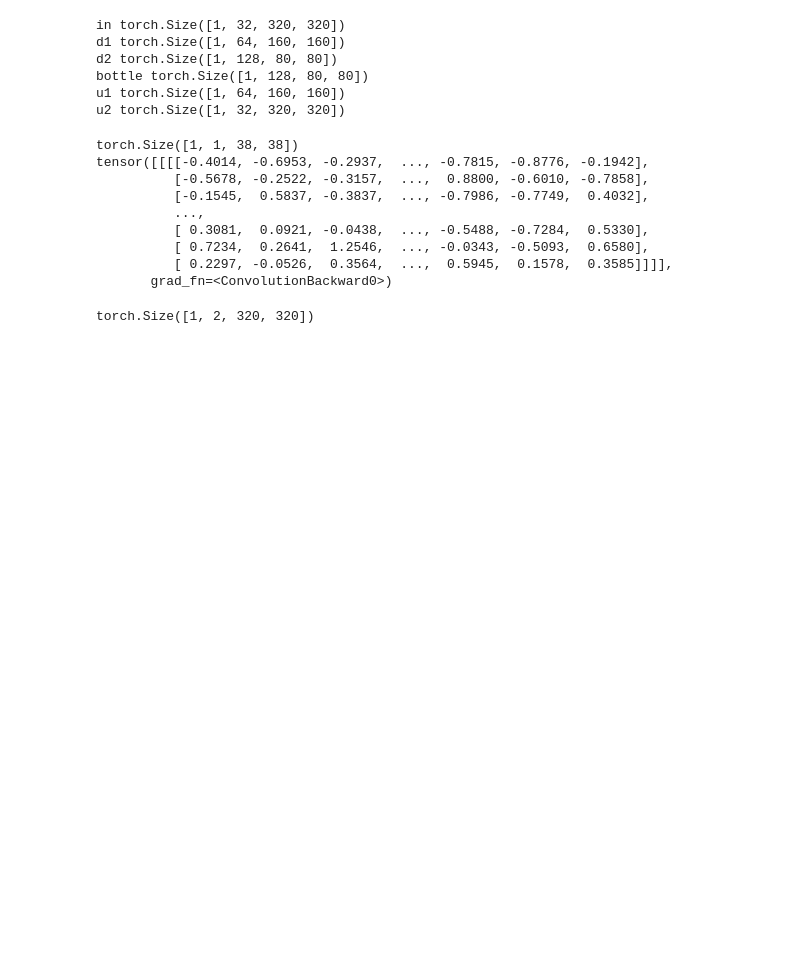
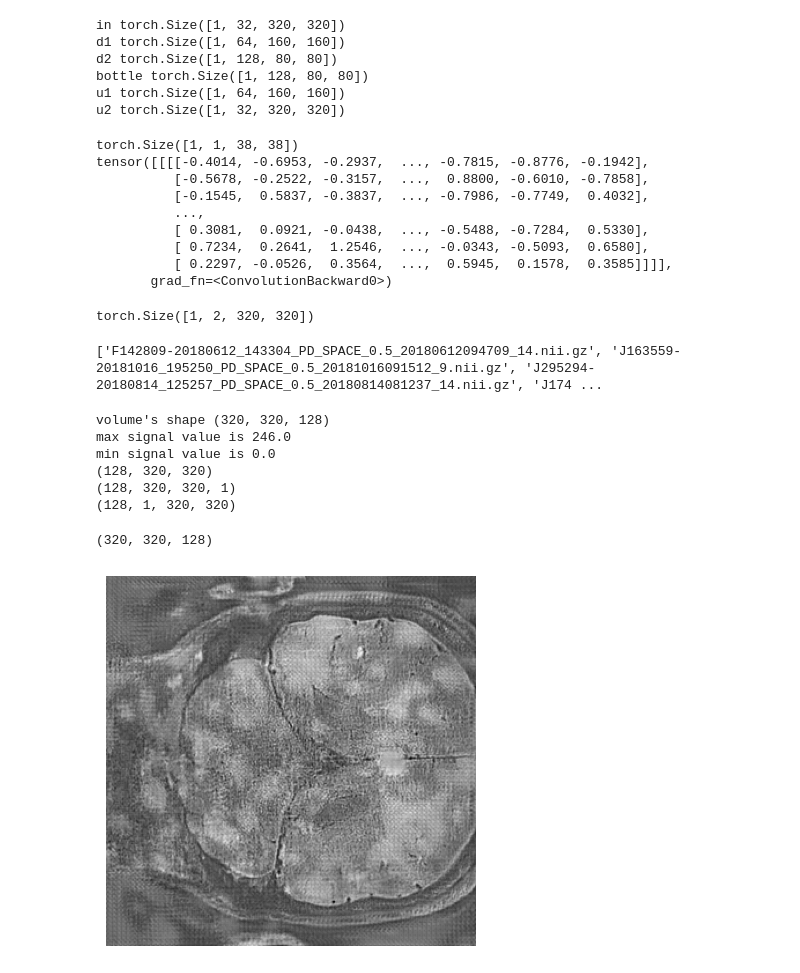
Before and after one commit to mlliu/Super-resolution-Reconstruction, a Jupyter notebook: pix2pix/check_cgan.ipynb, the cells around one changed output. Drawn from its saved outputs; the diff is of its cells as text; code cells hidden in the pictures; blank space fills up the shorter version.

Commit message:
modify the test.py for pix2pix

```diff
--- a/pix2pix/check_cgan.ipynb
+++ b/pix2pix/check_cgan.ipynb
@@ -166,0 +179,5 @@ torch.Size([1, 2, 320, 320])
+# %%
+device = torch.device("cuda:0" if False else "cpu")
+model_path = "checkpoint/netG_model_epoch_{}.pth".format("106")
+
+net_g = torch.load(model_path,map_location=torch.device('cpu')).to("cpu")
@@ -166,0 +189,37 @@ torch.Size([1, 2, 320, 320])
+# %%
+script_path =os.getcwd()
+image_dir = os.path.join(script_path, "../../ARIC/pd_wip/pd_nifti_final/pd_test")
+
+image_filenames = [x for x in os.listdir(image_dir) if x.endswith('.gz')]
+print(image_filenames)
+# %% [output]
+['F142809-20180612_143304_PD_SPACE_0.5_20180612094709_14.nii.gz', 'J163559-20181016_195250_PD_SPACE_0.5_20181016091512_9.nii.gz', 'J295294-20180814_125257_PD_SPACE_0.5_20180814081237_14.nii.gz', 'J174 ...
+# %%
+image_name = "F158205-20171127_133328_pd_spc_cor_p2_iso_.5mm_1800ms_Linear_20171127121325_14.nii.gz"#image_filenames[0]
+volume1 = load_tiff_volume_and_scale_si(image_dir, image_name)
+volume1 = volume1.transpose(2,0,1)
+print(volume1.shape)
+img = np.expand_dims(volume1,-1)
+print(img.shape)
+img = img.transpose(0,3,1,2)
+print(img.shape)
+input = torch.from_numpy(img)
+out = net_g(input)
+# %% [output]
+volume's shape (320, 320, 128)
+max signal value is 246.0
+min signal value is 0.0
+(128, 320, 320)
+(128, 320, 320, 1)
+(128, 1, 320, 320)
+# %%
+out_img = out.detach().squeeze(1).cpu()
+out_img = out_img.numpy().transpose(1,2,0)
+
+plt.imshow(out_img[:, :, 1], cmap='gray')
+plt.axis('off');
+print(out_img.shape)
+#FileSave(out_img,out_dir+image_name)
+# %% [output]
+(320, 320, 128)
+[figure, added]
```
Also changed, not shown: parts of 4 cells of this notebook, 3 other files.
